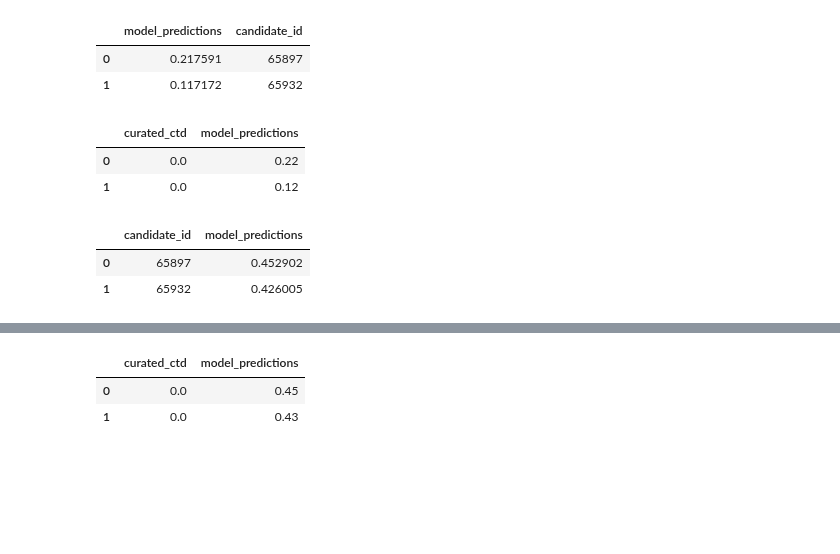
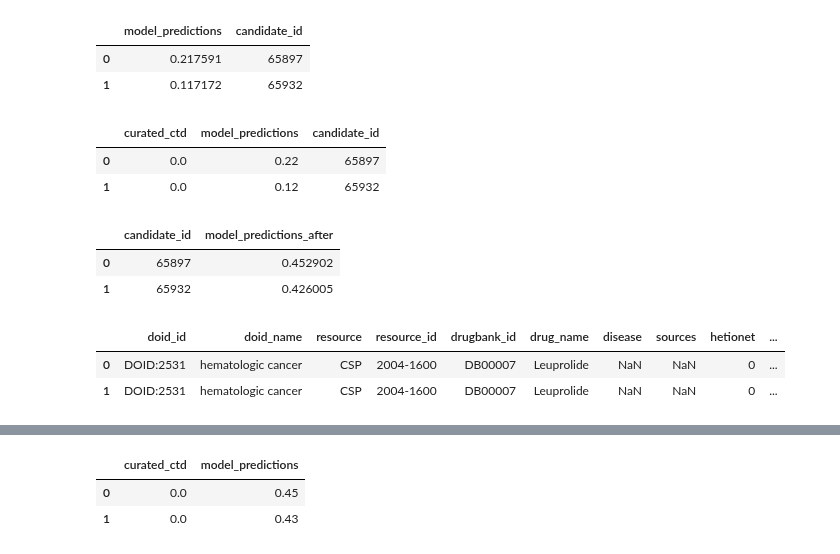
Before and after one commit to greenelab/snorkeling, a Jupyter notebook: compound_disease/compound_treats_disease/model_calibration_experiment/model_calibration_experiment.ipynb, the cells around one changed output, grey strips where cells are left out. Drawn from its saved outputs; the diff is of its cells as text; code cells hidden in the pictures; blank space fills up the shorter version.

```diff
--- a/compound_disease/compound_treats_disease/model_calibration_experiment/model_calibration_experiment.ipynb
+++ b/compound_disease/compound_treats_disease/model_calibration_experiment/model_calibration_experiment.ipynb
@@ -44,20 +83,27 @@ dev_predictions_df.head(2)
 # %%
 model_predictions_df = (
     candidate_dfs['dev']
     .merge(dev_predictions_df)
-    [["curated_ctd", "model_predictions"]]
+    [["curated_ctd", "model_predictions", "candidate_id"]]
     .round(2)
 )
 model_predictions_df.head(2)
 # %% [output]
-|  | curated_ctd | model_predictions |
-| 0 | 0.0 | 0.22 |
-| 1 | 0.0 | 0.12 |
+|  | curated_ctd | model_predictions | candidate_id |
+| 0 | 0.0 | 0.22 | 65897 |
+| 1 | 0.0 | 0.12 | 65932 |
 # %%
 dev_all_predictions_df = pd.read_table("results/after_22_sampled_lfs.tsv_dev.tsv")
-dev_all_predictions_df.columns = ["candidate_id", "model_predictions"]
+dev_all_predictions_df.columns = ["candidate_id", "model_predictions_after"]
 dev_all_predictions_df.head(2)
 # %% [output]
-|  | candidate_id | model_predictions |
+|  | candidate_id | model_predictions_after |
 | 0 | 65897 | 0.452902 |
 | 1 | 65932 | 0.426005 |
+# %%
+total_candidates_df = pd.read_csv("../dataset_statistics/results/all_ctd_map.tsv.xz", sep="\t")
+total_candidates_df.head(2)
+# %% [output]
+|  | doid_id | doid_name | resource | resource_id | drugbank_id | drug_name | disease | sources | hetionet | ... |
+| 0 | DOID:2531 | hematologic cancer | CSP | 2004-1600 | DB00007 | Leuprolide | NaN | NaN | 0 | ... |
+| 1 | DOID:2531 | hematologic cancer | CSP | 2004-1600 | DB00007 | Leuprolide | NaN | NaN | 0 | ... |
```
Also changed, not shown: parts of 9 cells of this notebook, 53 other files.
